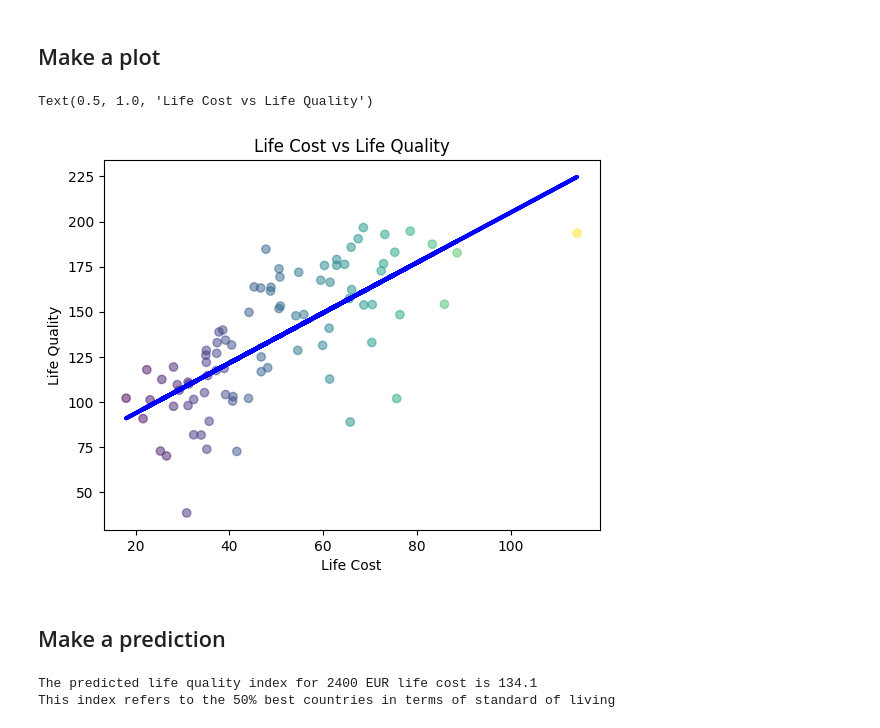
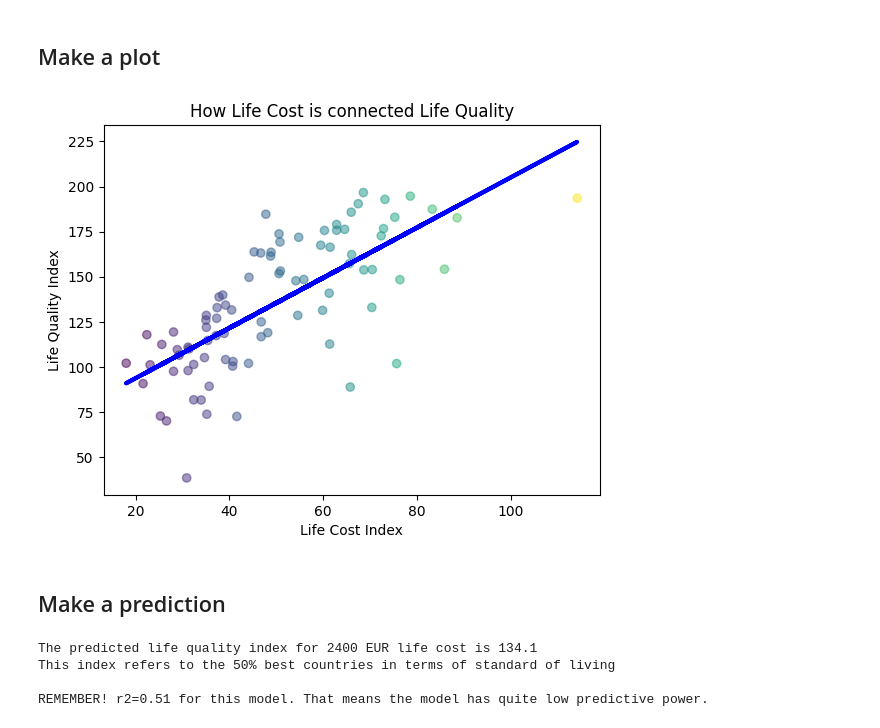
Before and after one commit to Chartiza/Data_science_projects, a Jupyter notebook: LinReg.ipynb, the cells around one changed output. Saved outputs shown, nothing was run; the diff lists cells and outputs as text; code cells hidden in the pictures.

```diff
--- a/LinReg.ipynb
+++ b/LinReg.ipynb
@@ -31,9 +31,9 @@ LinearRegression(copy_X=True, fit_intercept=True, n_jobs=1, normalize=False)
 # Print the formula and coefficients
 from scipy import stats
 
-X = mrg['Cost_of_Living_Index']
-y = mrg['Quality_of_Life_Index']
-slope, intercept, r_value, p_value, std_err = stats.linregress(X, y)
+X1 = mrg['Cost_of_Living_Index']
+y1 = mrg['Quality_of_Life_Index']
+slope, intercept, r_value, p_value, std_err = stats.linregress(X1, y1)
 
 print('Formula is: y = ', slope.round(1), 'x + ', intercept.round(1))
 print('Where y is the Quality of Life Index and x is the Cost of Living Index','\n')
@@ -52,13 +52,14 @@ p_value: 0.14885345781957787
 # %%
 # plot it out
 plt.scatter(X, y, c=X, cmap='viridis', alpha=0.5)
 plt.plot(X, regr.predict(X), color='blue', linewidth=3)
-plt.xlabel('Life Cost')
-plt.ylabel('Life Quality')
-plt.title('Life Cost vs Life Quality')
+plt.xlabel('Life Cost Index')
+plt.ylabel('Life Quality Index')
+plt.title('How Life Cost is connected Life Quality')
+
+plt.savefig('results/LifeCost_vs_LifeQuality.png', dpi=300, bbox_inches='tight')
 # %% [output]
-Text(0.5, 1.0, 'Life Cost vs Life Quality')
-[figure, old version]
+[figure, new version]
 # %% [markdown]
 ## Make a prediction
 # %%
@@ -86,7 +87,10 @@ d = {
   1: "top 10% worst"
 }
 
-print(f'This index refers to the {d[new_value_bin]} countries in terms of standard of living')
+print(f'This index refers to the {d[new_value_bin]} countries in terms of standard of living','\n')
+print('REMEMBER! r2=0.51 for this model. That means the model has quite low predictive power.')
 # %% [output]
 The predicted life quality index for 2400 EUR life cost is 134.1
 This index refers to the 50% best countries in terms of standard of living
+
+REMEMBER! r2=0.51 for this model. That means the model has quite low predictive power.
```
